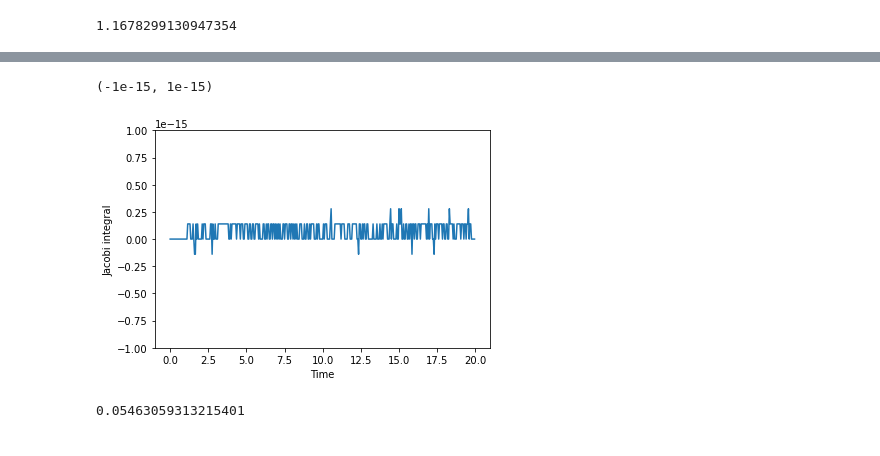
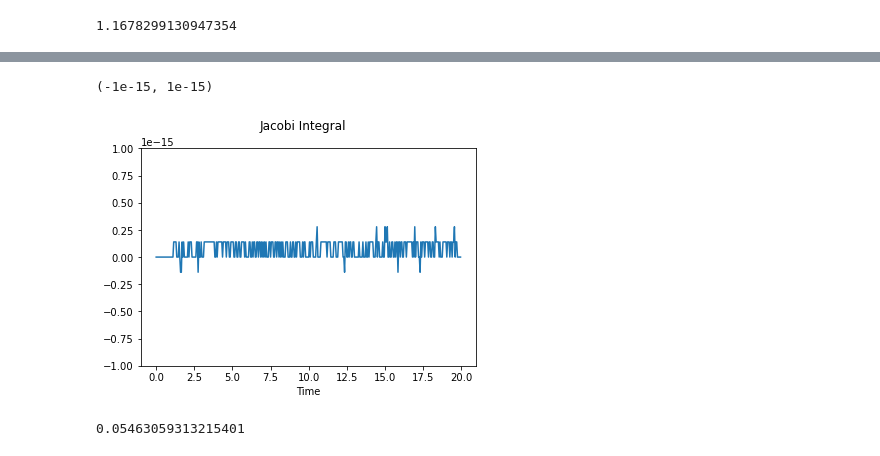
Before and after one commit to dklim11/Libration-points, a Jupyter notebook: FindOrbit.ipynb, the cells around one changed output, grey strips where cells are left out. Saved outputs shown, nothing was run; the diff lists cells and outputs as text; code cells hidden in the pictures.

Commit message:
Changed labels of several graphics

```diff
--- a/FindOrbit.ipynb
+++ b/FindOrbit.ipynb
@@ -139,33 +139,33 @@ plt.tight_layout()
 # %%
 U = np.zeros(np.size(t_sol))
 Relative = np.zeros(np.size(t_sol))
 
 for i in range(np.size(t_sol)):
     x = r_sol[i][0]
     y = r_sol[i][1]
     z = r_sol[i][2]
     v_x = r_sol[i][3]
     v_y = r_sol[i][4]
     v_z = r_sol[i][5]
     r10 = [x + param.mu, y, z]
     r20 = [x + param.mu - 1, y, z]
     r1 = np.linalg.norm(r10)
     r2 = np.linalg.norm(r20)
     U[i] = -0.5*((1 - param.mu)*(r1**2) + param.mu*(r2**2)) - (1 - param.mu)/r1 - param.mu/r2
     C = -(v_x**2 + v_y**2 + v_z**2) - 2*U[i]
     if i == 0:
         C_0 = C
     Relative[i] = (C-C_0)/C_0
 
 
 plt.plot(t_sol, Relative)
-plt.ylabel("Jacobi integral")
-plt.xlabel("Time")
+plt.suptitle('Jacobi Integral')
+plt.xlabel('Time')
 plt.ticklabel_format(useOffset = False)
 plt.ylim(-1e-15, 1e-15)
 # %% [output]
 (-1e-15, 1e-15)
-[figure, old version]
+[figure, new version]
 # %%
 21000/384400
 # %% [output]
```
Also changed, not shown: parts of 12 cells of this notebook.
